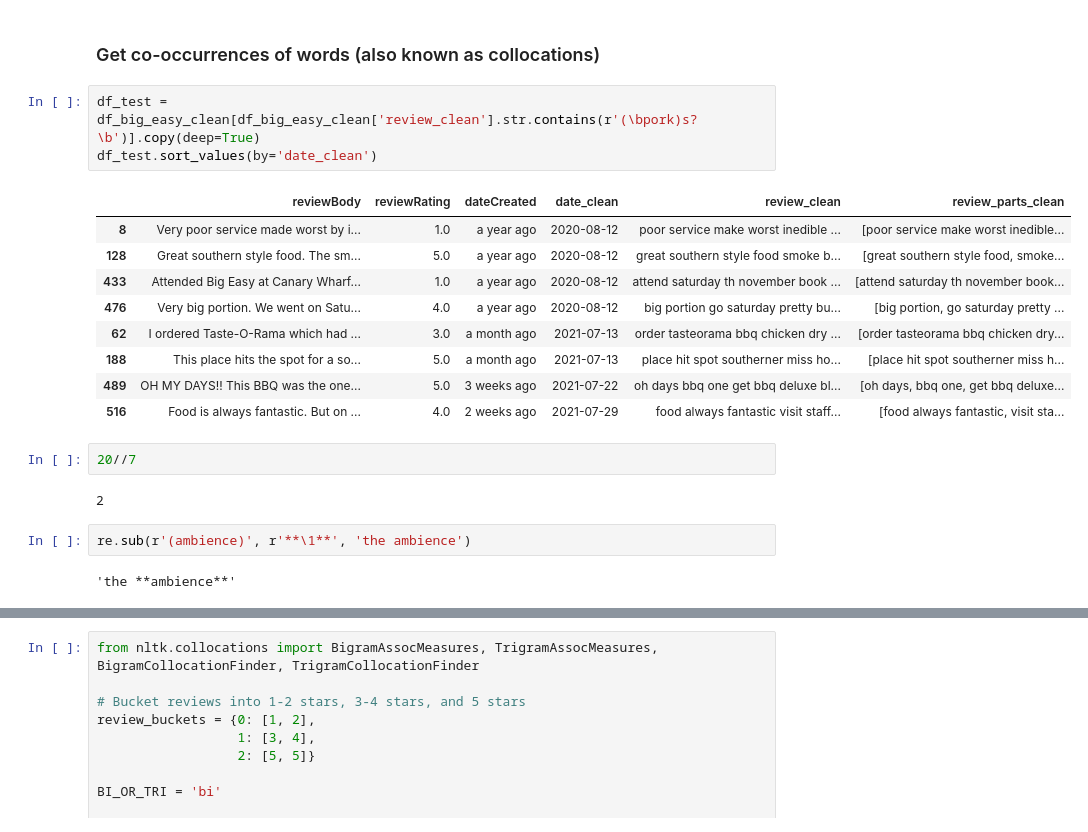
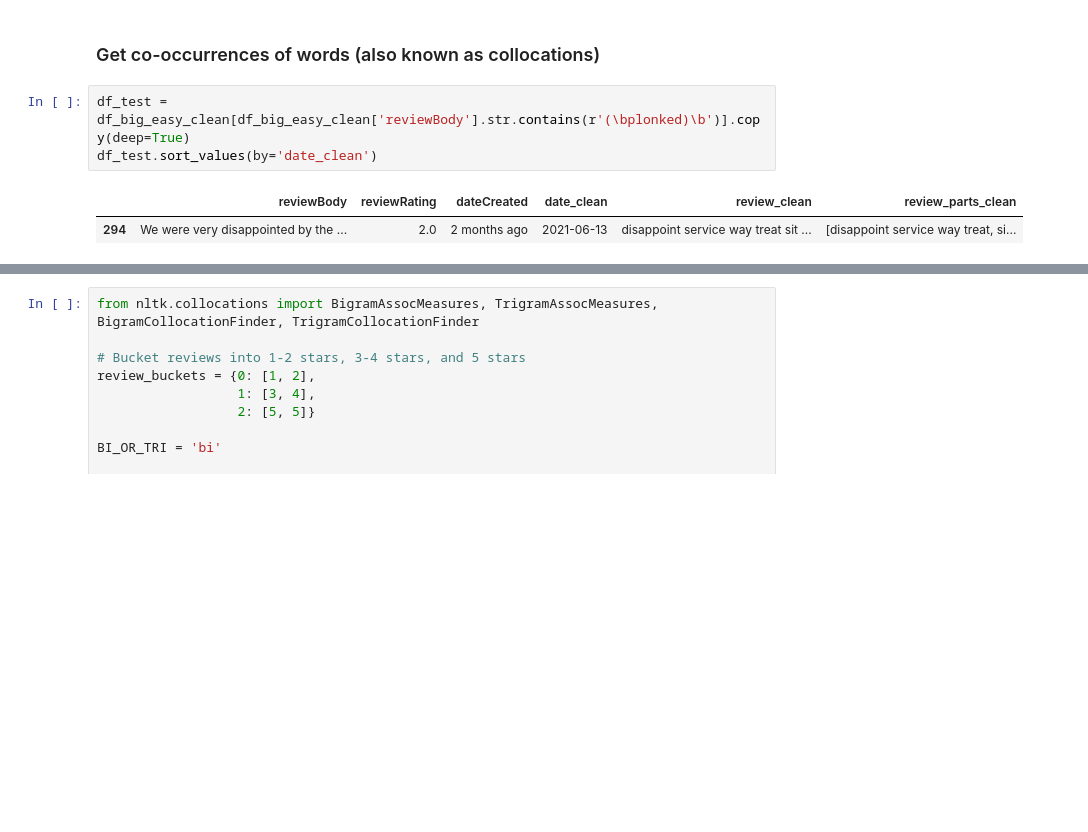
Before and after one commit to jack-cook-repo/reviews-tool, a Jupyter notebook: notebooks/Big Easy CW Reviews (Google cleaned data).ipynb, the cells around one changed output, grey strips where cells are left out. Drawn from its saved outputs; the diff is of its cells as text; blank space fills up the shorter version.

```diff
--- a/notebooks/Big Easy CW Reviews (Google cleaned data).ipynb
+++ b/notebooks/Big Easy CW Reviews (Google cleaned data).ipynb
@@ -357,26 +361,11 @@ pd.DataFrame(dict_combos.items(), columns=['n_gram', 'count']).query('count>5').
 # %% [markdown]
 ### Get co-occurrences of words (also known as collocations)
 # %%
-df_test = df_big_easy_clean[df_big_easy_clean['review_clean'].str.contains(r'(\bpork)s?\b')].copy(deep=True)
+df_test = df_big_easy_clean[df_big_easy_clean['reviewBody'].str.contains(r'(\bplonked)\b')].copy(deep=True)
 df_test.sort_values(by='date_clean')
 # %% [output]
 |  | reviewBody | reviewRating | dateCreated | date_clean | review_clean | review_parts_clean |
-| 8 | Very poor service made worst by i... | 1.0 | a year ago | 2020-08-12 | poor service make worst inedible ... | [poor service make worst inedible... |
-| 128 | Great southern style food. The sm... | 5.0 | a year ago | 2020-08-12 | great southern style food smoke b... | [great southern style food, smoke... |
-| 433 | Attended Big Easy at Canary Wharf... | 1.0 | a year ago | 2020-08-12 | attend saturday th november book ... | [attend saturday th november book... |
-| 476 | Very big portion. We went on Satu... | 4.0 | a year ago | 2020-08-12 | big portion go saturday pretty bu... | [big portion, go saturday pretty ... |
-| 62 | I ordered Taste-O-Rama which had ... | 3.0 | a month ago | 2021-07-13 | order tasteorama bbq chicken dry ... | [order tasteorama bbq chicken dry... |
-| 188 | This place hits the spot for a so... | 5.0 | a month ago | 2021-07-13 | place hit spot southerner miss ho... | [place hit spot southerner miss h... |
-| 489 | OH MY DAYS!! This BBQ was the one... | 5.0 | 3 weeks ago | 2021-07-22 | oh days bbq one get bbq deluxe bl... | [oh days, bbq one, get bbq deluxe... |
-| 516 | Food is always fantastic. But on ... | 4.0 | 2 weeks ago | 2021-07-29 | food always fantastic visit staff... | [food always fantastic, visit sta... |
+| 294 | We were very disappointed by the ... | 2.0 | 2 months ago | 2021-06-13 | disappoint service way treat sit ... | [disappoint service way treat, si... |
-# %%
-20//7
-# %% [output]
-2
-# %%
-re.sub(r'(ambience)', r'**\1**', 'the ambience')
-# %% [output]
-'the **ambience**'
 # %%
 for r in df_test['reviewBody']:
     print(r)
```
Also changed, not shown: parts of 3 cells of this notebook, 5 other files.
